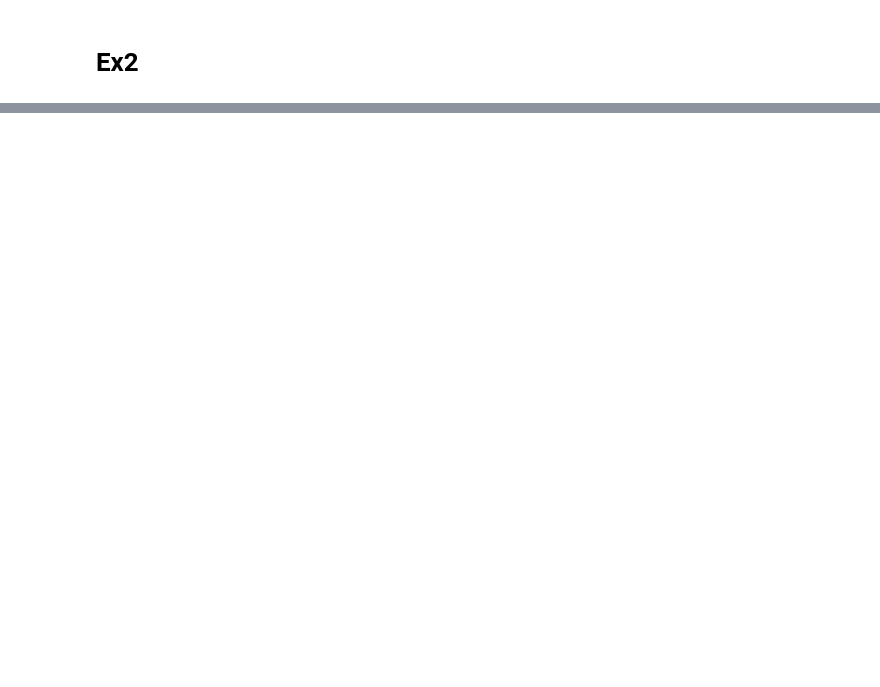
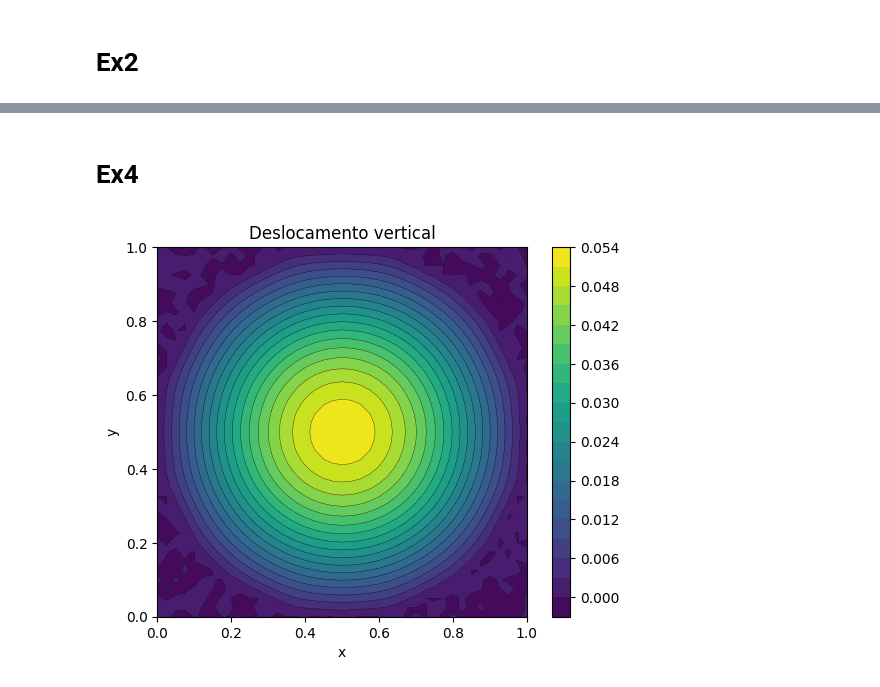
Before and after one commit to LuisFSForti/Atividades_USP, a Jupyter notebook: Calculo_Numerico/Atividade_4/Atividade4.ipynb, the cells around one changed output, grey strips where cells are left out. Drawn from its saved outputs; the diff is of its cells as text; code cells hidden in the pictures; blank space fills up the shorter version.

```diff
--- a/Calculo_Numerico/Atividade_4/Atividade4.ipynb
+++ b/Calculo_Numerico/Atividade_4/Atividade4.ipynb
@@ -66,0 +106,2 @@ plt.show()
+# %% [markdown]
+# Ex4
@@ -66,0 +245,27 @@ plt.show()
+# %%
+# Tamanho da grade
+N = 41
+L = 1
+R = 0.5
+
+# Distancia entre pontos: Cuidado que L1/(N1-1) seja igual a L2/(N2-1)
+delta = L / (N-1)
+
+# Tensão da membrana
+sigma = 1.0
+rho = 1
+e = 1
+
+# Aplicar restrições nas bordas
+K, M = BuildMembranaCircular(N, R, sigma, rho, e, delta)
+
+# Método tipo potencias: Apenas os modos fundamentais (trabalha com esparsas!)
+Lam, Q = scipy.sparse.linalg.eigsh(K, k=20, M=M, which='SM')
+
+# Plotar Escolher um modo
+k = 0
+mode = Q[:,k]# + Q[:,1] + Q[:,2] + + Q[:,5] + Q[:,12]
+Wplot = mode.reshape(N,N)
+PlotaMembrane(N,N,L,L,Wplot)
+# %% [output]
+[figure, added]
```
Also changed, not shown: parts of 7 cells of this notebook, 1 other file.
